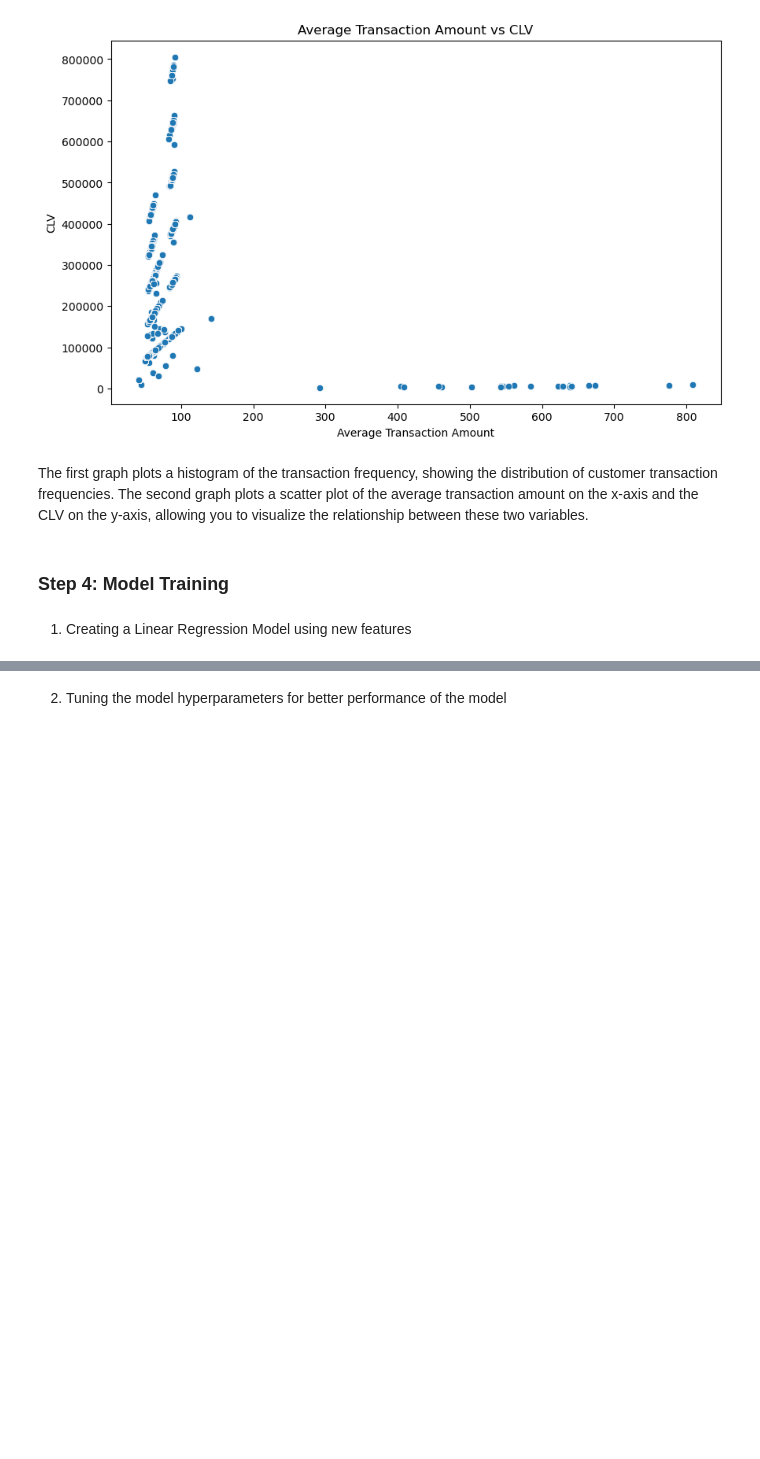
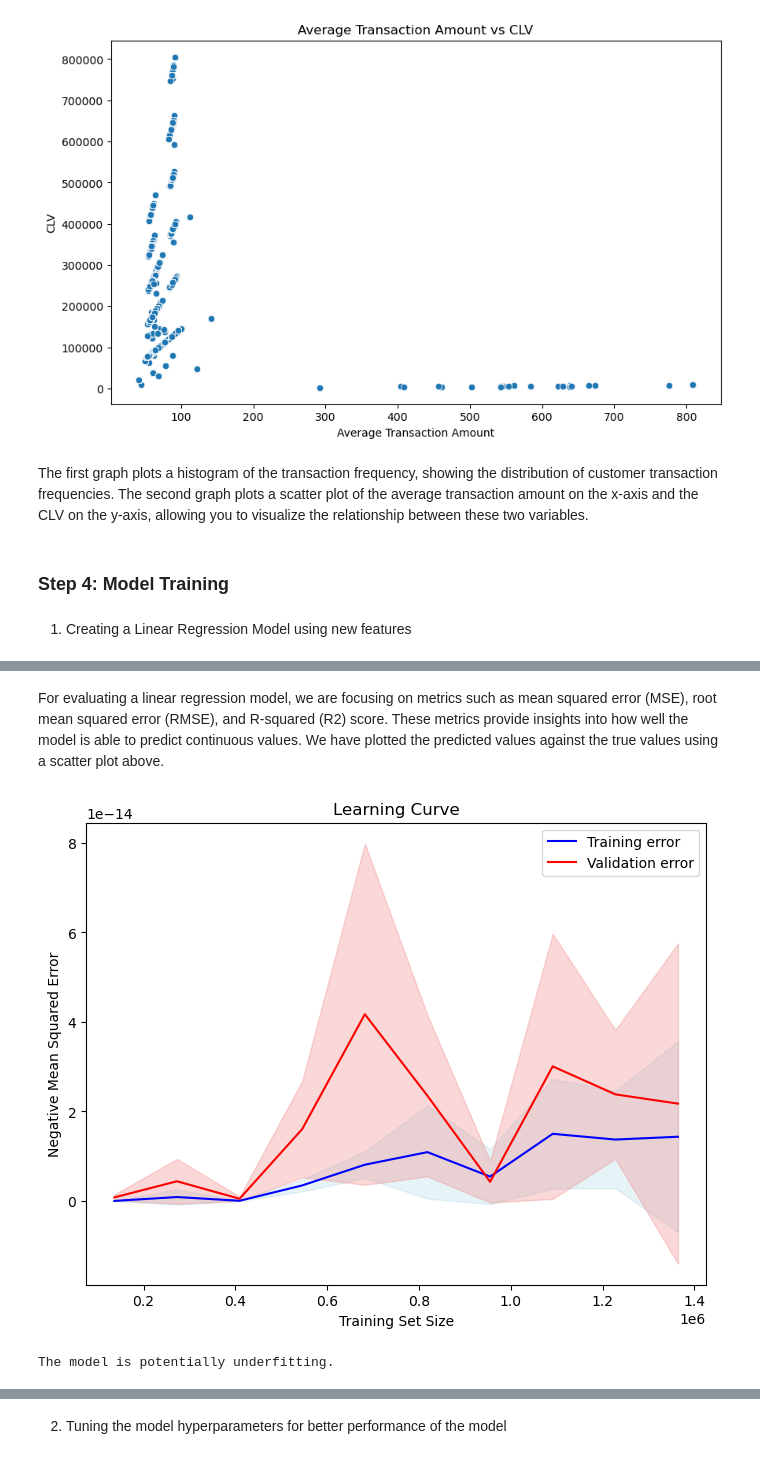
Before and after one commit to hemangsharma/36106_UTS_Assignment3, a Jupyter notebook: main.ipynb, the cells around one changed output, grey strips where cells are left out. Cells and saved outputs as stored; diff of their text form; code cells hidden in the pictures; blank space fills up the shorter version.

```diff
--- a/main.ipynb
+++ b/main.ipynb
@@ -356,0 +412,38 @@ Print the first 10 predictions:
+# %% [markdown]
+For evaluating a linear regression model, we are focusing on metrics such as mean squared error (MSE), root mean squared error (RMSE), and R-squared (R2) score. These metrics provide insights into how well the model is able to predict continuous values. We have plotted the predicted values against the true values using a scatter plot above.
+# %%
+# Generate the learning curve data
+train_sizes, train_scores, test_scores = learning_curve(reg_model, X, y, cv=5, scoring='neg_mean_squared_error', train_sizes=np.linspace(0.1, 1.0, 10))
+
+# Calculate the mean and standard deviation of training and test scores
+train_mean = -np.mean(train_scores, axis=1)
+train_std = np.std(train_scores, axis=1)
+test_mean = -np.mean(test_scores, axis=1)
+test_std = np.std(test_scores, axis=1)
+
+# Plot the learning curve
+plt.figure(figsize=(8, 6))
+plt.plot(train_sizes, train_mean, label='Training error', color='blue')
+plt.plot(train_sizes, test_mean, label='Validation error', color='red')
+
+# Draw the bands
+plt.fill_between(train_sizes, train_mean - train_std, train_mean + train_std, color='lightblue', alpha=0.3)
+plt.fill_between(train_sizes, test_mean - test_std, test_mean + test_std, color='lightcoral', alpha=0.3)
+
+# Add labels and title
+plt.xlabel('Training Set Size')
+plt.ylabel('Negative Mean Squared Error')
+plt.title('Learning Curve')
+plt.legend(loc='best')
+
+# Show the plot
+plt.show()
+if train_mean[-1] < test_mean[-1]:
+    print("The model is potentially underfitting.")
+elif train_mean[-1] > test_mean[-1]:
+    print("The model is potentially overfitting.")
+else:
+    print("The model is neither underfitting nor overfitting.")
+# %% [output]
+[figure, added]
+The model is potentially underfitting.
```
Also changed, not shown: parts of 27 cells of this notebook, 1 other file.
